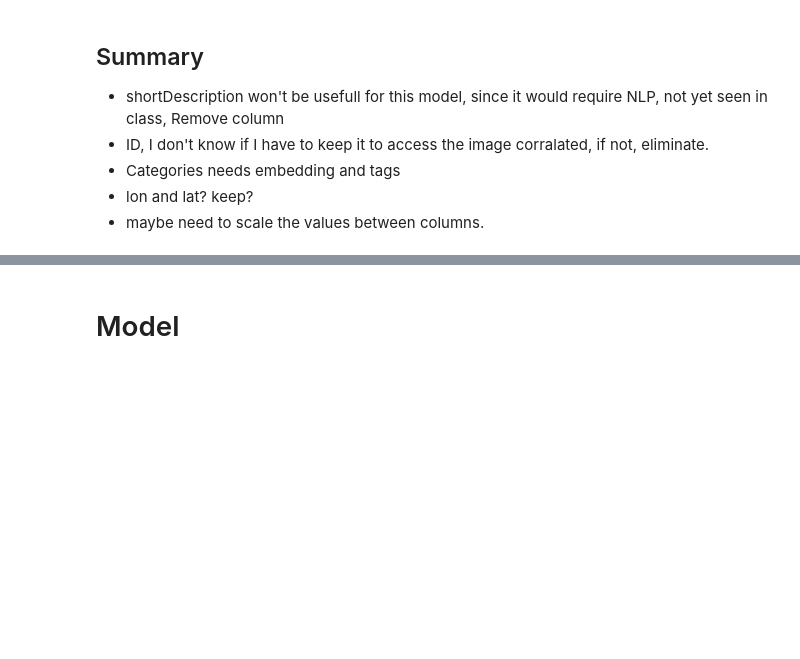
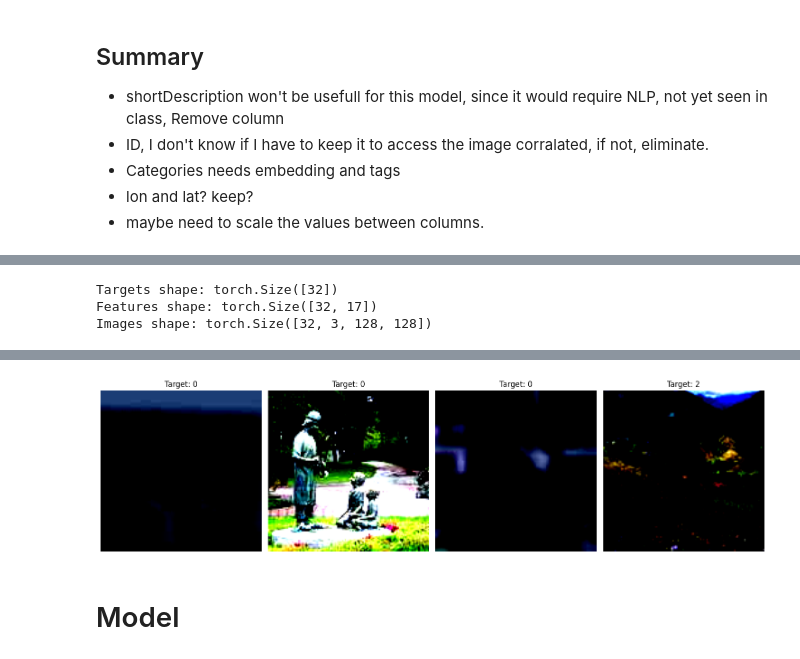
Before and after one commit to SCaRreC/Deep_learning, a Jupyter notebook: notebooks/EDA.ipynb, the cells around one changed output, grey strips where cells are left out. Cells and saved outputs as stored; diff of their text form; code cells hidden in the pictures; blank space fills up the shorter version.

```diff
--- a/notebooks/EDA.ipynb
+++ b/notebooks/EDA.ipynb
@@ -416,3 +542,0 @@ dataset = ds_poi(target = df_poi['engagement'],
-# %%
-target, features, im = dataset[0]
-print(target, features, im.shape)
@@ -460,0 +618,43 @@ tensor([[[0.8863, 0.9059, 0.9255,  ..., 0.9490, 0.9490, 0.9490],
+# %%
+
+# Datasets
+train_dataset = ds_poi(y_train, img_train, X_train_scaled, transform=transform)
+val_dataset = ds_poi(y_val, img_val, X_val_scaled, transform=transform)
+test_dataset = ds_poi(y_test, img_test, X_test_scaled, transform=transform)
+# %%
+batch_size = 32
+# %%
+# Create DataLoaders
+train_loader = torch.utils.data.DataLoader(train_dataset, batch_size=batch_size, shuffle=True)
+val_loader = torch.utils.data.DataLoader(val_dataset, batch_size=batch_size, shuffle=False)
+test_loader = torch.utils.data.DataLoader(test_dataset, batch_size=batch_size, shuffle=False)
+# %%
+def show_sanity_batch(train_loader, class_labels=None):
+    for batch in train_loader:
+        targets, features, images = batch
+
+        print("Targets shape:", targets.shape)
+        print("Features shape:", features.shape)
+        print("Images shape:", images.shape)
+
+        # Mostrar las primeras 4 imágenes del batch
+        images_np = images[:4].permute(0, 2, 3, 1).numpy()  # de [B, C, H, W] a [B, H, W, C]
+        targets_np = targets[:4].numpy()
+
+        fig, axs = plt.subplots(1, 4, figsize=(15, 5))
+        for i in range(4):
+            img = images[i].permute(1, 2, 0).numpy()  # De (C, H, W) a (H, W, C)
+            axs[i].imshow(img)
+            label = targets[i].item()
+            axs[i].set_title(f'Target: {class_labels[label] if class_labels else label}')
+            axs[i].axis('off')
+        plt.tight_layout()
+        plt.show()
+        break  # Solo mostramos el primer batch
+
+# Ejemplo de uso
+show_sanity_batch(train_loader, class_labels=[0, 1, 2])
+# %% [output]
+Targets shape: torch.Size([32])
+Features shape: torch.Size([32, 17])
+Images shape: torch.Size([32, 3, 128, 128])
@@ -461,2 +665,3 @@ tensor([[[0.8863, 0.9059, 0.9255,  ..., 0.9490, 0.9490, 0.9490],
+[figure, added]
 # %% [markdown]
 # Model
```
Also changed, not shown: parts of 54 cells of this notebook.
